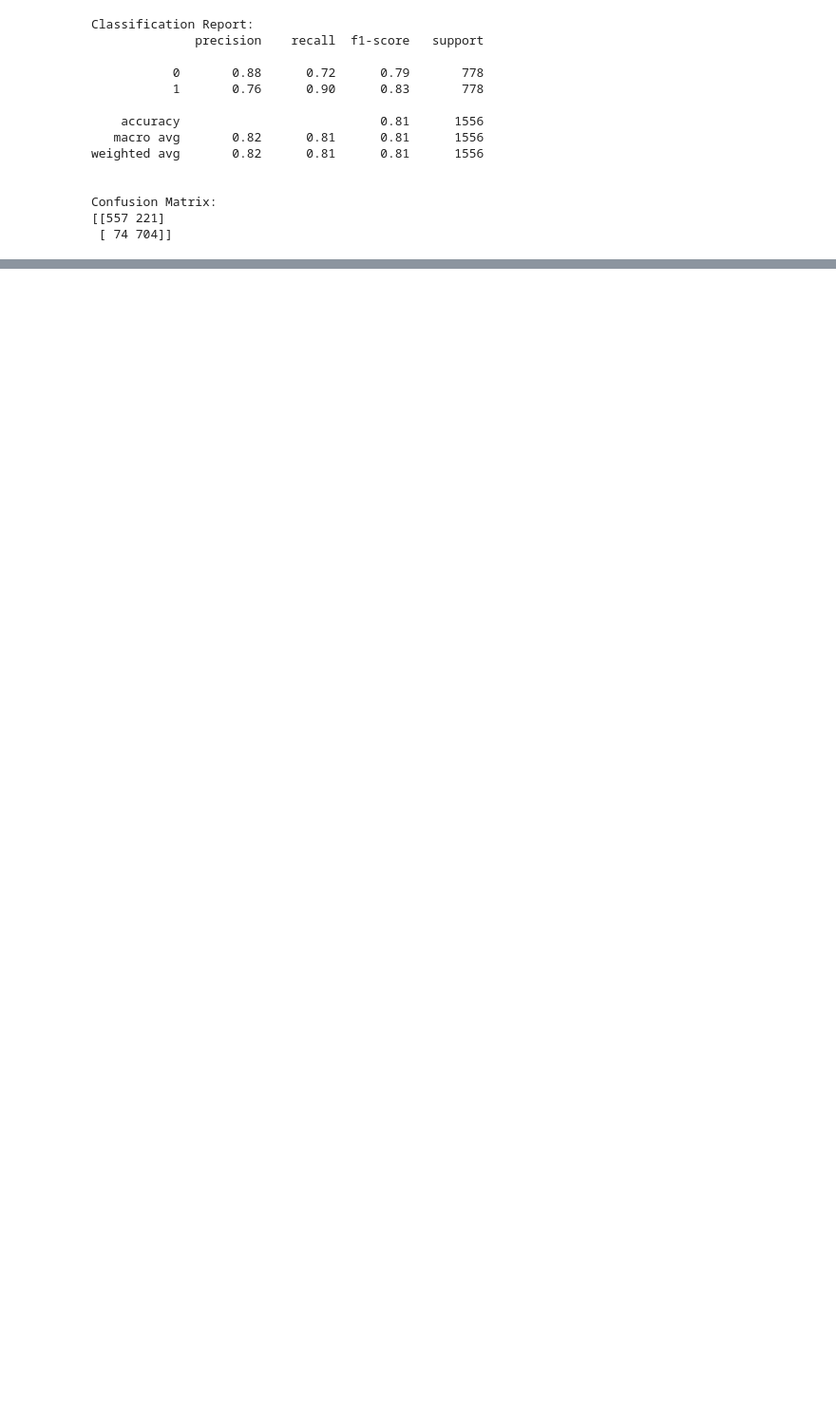
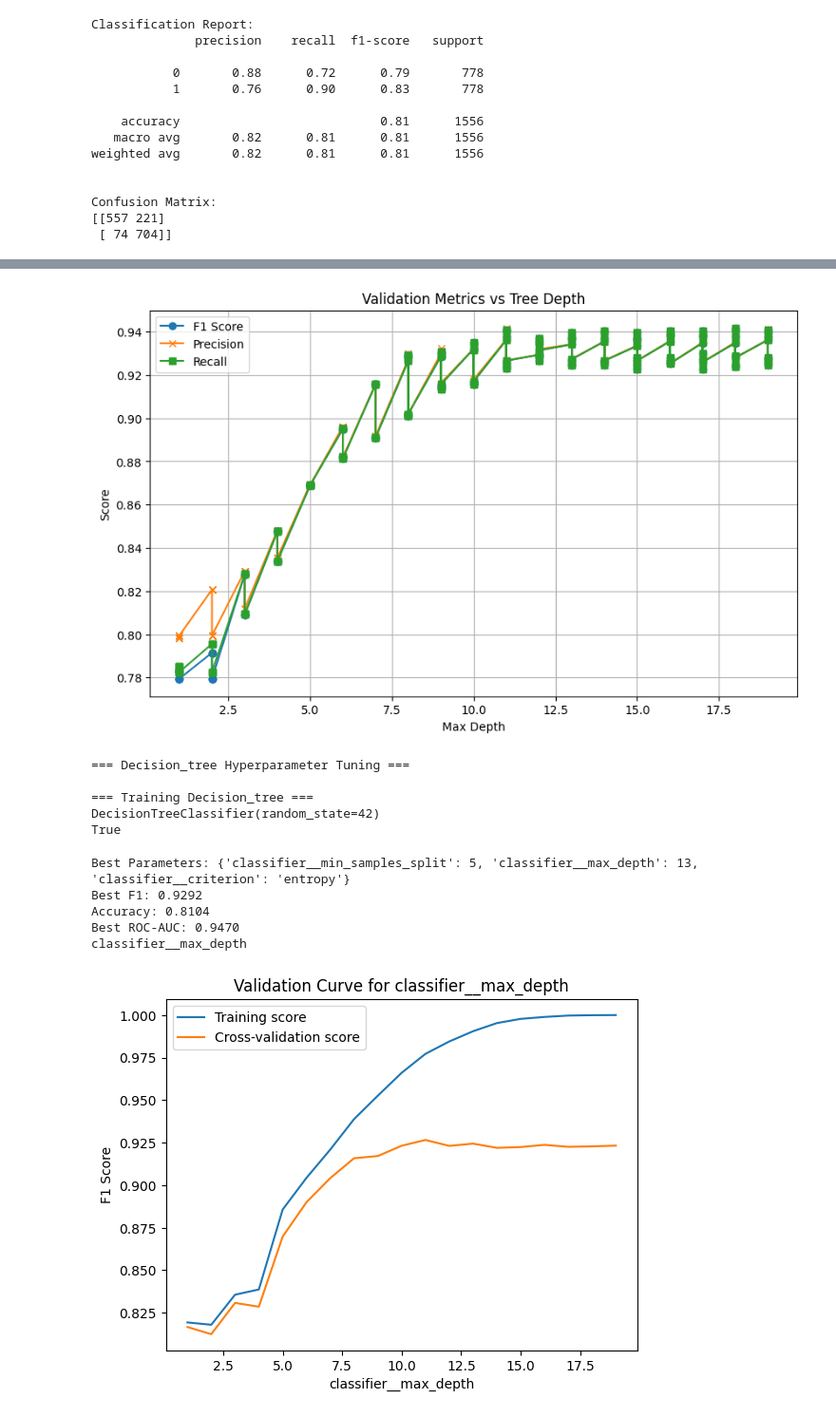
Before and after one commit to JAIS0N/StrokePrediction, a Jupyter notebook: MLProject.ipynb, the cells around one changed output, grey strips where cells are left out. Shown at 95% size. Drawn from its saved outputs; the diff is of its cells as text; code cells hidden in the pictures; blank space fills up the shorter version.

Commit message:
xgboost , decision tree changes

```diff
--- a/MLProject.ipynb
+++ b/MLProject.ipynb
@@ -754,0 +771,6 @@ Confusion Matrix:
+# %%
+def over_sample_data(x_input, y_input) :
+    # Apply SMOTE to balance the dataset
+    smote = SMOTE(random_state=42)
+    x_balanced, y_balanced = smote.fit_resample(x_input, y_input)
+    return x_balanced, y_balanced
@@ -754,0 +801,10 @@ Confusion Matrix:
+# %%
+def plot_optimization_convergence(search, model_name):
+    if isinstance(search, BayesSearchCV):
+        plt.plot(search.optimizer_results_[0].func_vals)
+        plt.title('Bayesian Optimization Convergence')
+        plt.xlabel('Iteration')
+        plt.ylabel('F1 Score')
+        plt.show()
+        plt.savefig(f'{model_name}  Bayesian Optimization Convergence.png')
+        plt.close()
@@ -754,0 +999,53 @@ Confusion Matrix:
+# %%
+decision_tree_x_dft.drop(columns=['stroke'], inplace=True)
+# %%
+decision_tree_x_dft, decision_tree_y_dft = over_sample_data(decision_tree_x_dft, decision_tree_y_dft)
+# %%
+
+x_train,x_val,x_temp, y_train,y_val,y_temp = load_preprocess_data(decision_tree_x_dft,decision_tree_y_dft)
+from sklearn.metrics import precision_score, recall_score, confusion_matrix
+
+# Initialize lists to store metrics
+f1_scores = []
+precision_scores = []
+recall_scores = []
+depths = []
+
+for params in param_dicts:
+
+    # Initialize model with current hyperparameters
+    model = DecisionTreeClassifier(**params)
+    model.fit(x_train, y_train)
+    y_val_pred = model.predict(x_val)
+    # Evaluate metrics
+    f1_scores.append(f1_score(y_val, y_val_pred,average='weighted'))
+    precision_scores.append(precision_score(y_val, y_val_pred, average='weighted'))
+    recall_scores.append(recall_score(y_val, y_val_pred, average='weighted'))
+    depths.append(params['max_depth'])
+
+# Plot F1 Score, Precision, and Recall
+plt.figure(figsize=(10, 6))
+plt.plot(depths, f1_scores, label="F1 Score", marker='o')
+plt.plot(depths, precision_scores, label="Precision", marker='x')
+plt.plot(depths, recall_scores, label="Recall", marker='s')
+plt.xlabel("Max Depth")
+plt.ylabel("Score")
+plt.title("Validation Metrics vs Tree Depth")
+plt.legend()
+plt.grid()
+plt.show()
+
+execute_model('Decision_tree',decision_tree_param , x_train, y_train, x_val, y_val, X_test, y_test)
+# %% [output]
+[figure, added]
+=== Decision_tree Hyperparameter Tuning ===
+
+=== Training Decision_tree ===
+DecisionTreeClassifier(random_state=42)
+True
+Best Parameters: {'classifier__min_samples_split': 5, 'classifier__max_depth': 13, 'classifier__criterion': 'entropy'}
+Best F1: 0.9292
+Accuracy: 0.8104
+Best ROC-AUC: 0.9470
+classifier__max_depth
+[figure, added]
```
Also changed, not shown: parts of 26 cells of this notebook, 7 other files.
